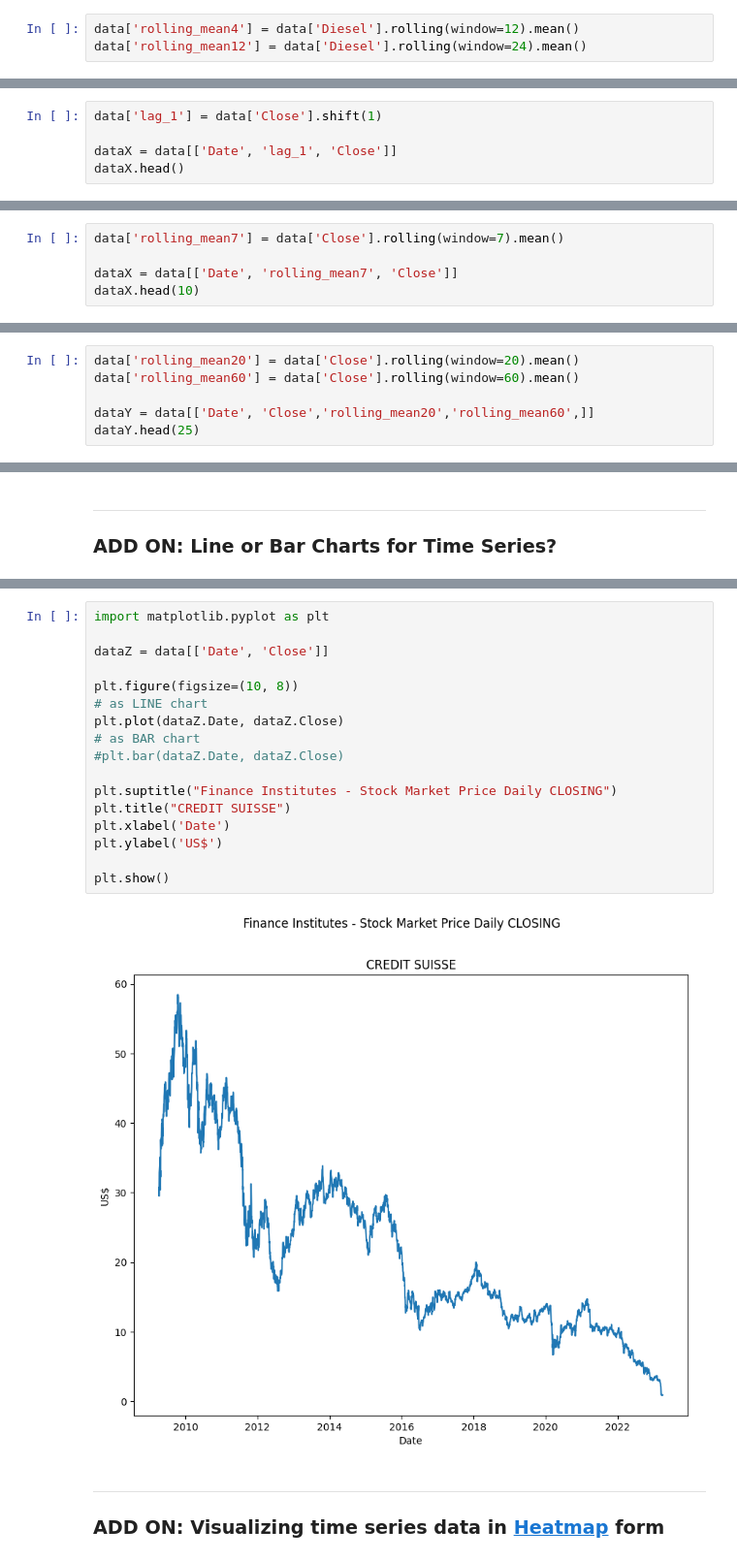
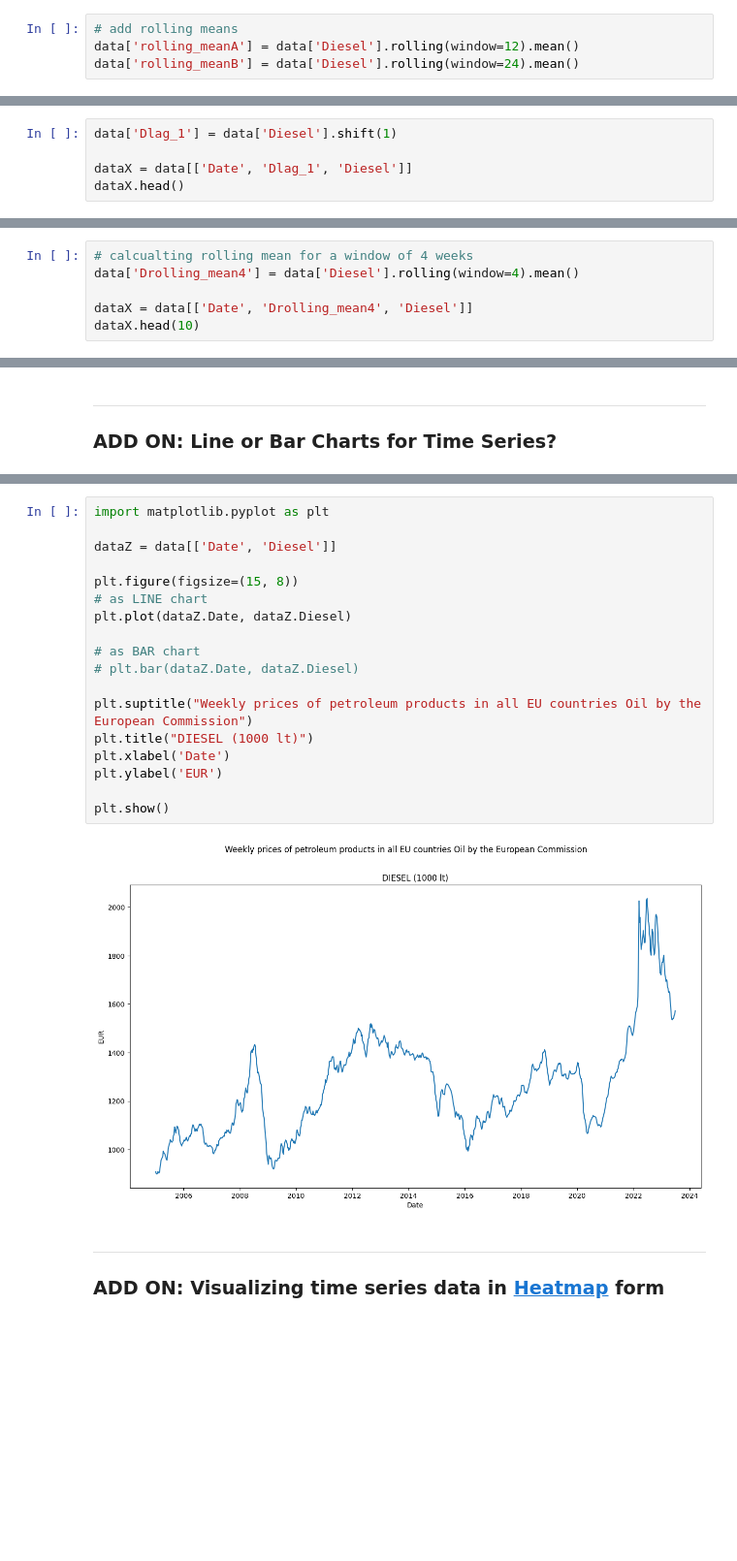
Before and after one commit to sawubona-repo/PRIVAT, a Jupyter notebook: Python_OIL_PRICE_TIMESERIES_v1.ipynb, the cells around one changed output, grey strips where cells are left out. Shown at 97% size. Drawn from its saved outputs; the diff is of its cells as text; blank space fills up the shorter version.

```diff
--- a/Python_OIL_PRICE_TIMESERIES_v1.ipynb
+++ b/Python_OIL_PRICE_TIMESERIES_v1.ipynb
@@ -174,6 +150,7 @@ fig.show()
 # %%
-data['rolling_mean4'] = data['Diesel'].rolling(window=12).mean()
-data['rolling_mean12'] = data['Diesel'].rolling(window=24).mean()
+# add rolling means
+data['rolling_meanA'] = data['Diesel'].rolling(window=12).mean()
+data['rolling_meanB'] = data['Diesel'].rolling(window=24).mean()
 # %%
 data.head(10)
 # %% [output]
@@ -258,6 +217,6 @@ If we like predicting the stock price for a company. So, the previous day’s st
 # %%
-data['lag_1'] = data['Close'].shift(1)
+data['Dlag_1'] = data['Diesel'].shift(1)
 
-dataX = data[['Date', 'lag_1', 'Close']]
+dataX = data[['Date', 'Dlag_1', 'Diesel']]
 dataX.head()
 # %% [output]
@@ -316,8 +290,9 @@ How about calculating some statistical values based on past values? This method
 
 We will select a window size, take the average of the values in the window, and use it as a feature.
 # %%
-data['rolling_mean7'] = data['Close'].rolling(window=7).mean()
+# calcualting rolling mean for a window of 4 weeks
+data['Drolling_mean4'] = data['Diesel'].rolling(window=4).mean()
 
-dataX = data[['Date', 'rolling_mean7', 'Close']]
+dataX = data[['Date', 'Drolling_mean4', 'Diesel']]
 dataX.head(10)
 # %% [output]
@@ -353,9 +328,3 @@ fig.update_layout(
 fig.show()
 # %% [output]
 [interactive output not drawn]
-# %%
-data['rolling_mean20'] = data['Close'].rolling(window=20).mean()
-data['rolling_mean60'] = data['Close'].rolling(window=60).mean()
-
-dataY = data[['Date', 'Close','rolling_mean20','rolling_mean60',]]
-dataY.head(25)
@@ -495,22 +409,23 @@ memory usage: 55.2 KB
 # %%
 import matplotlib.pyplot as plt
 
-dataZ = data[['Date', 'Close']]
+dataZ = data[['Date', 'Diesel']]
 
-plt.figure(figsize=(10, 8))
+plt.figure(figsize=(15, 8))
 # as LINE chart
-plt.plot(dataZ.Date, dataZ.Close)
+plt.plot(dataZ.Date, dataZ.Diesel)
+
 # as BAR chart
-#plt.bar(dataZ.Date, dataZ.Close)
+# plt.bar(dataZ.Date, dataZ.Diesel)
 
-plt.suptitle("Finance Institutes - Stock Market Price Daily CLOSING")
-plt.title("CREDIT SUISSE")
+plt.suptitle("Weekly prices of petroleum products in all EU countries Oil by the European Commission")
+plt.title("DIESEL (1000 lt)")
 plt.xlabel('Date')
-plt.ylabel('US$')
+plt.ylabel('EUR')
 
 plt.show()
 # %% [output]
-[figure, old version]
+[figure, new version]
 # %% [markdown]
 ---
 ### **ADD ON:** Visualizing time series data in [Heatmap](https://www.analyticsvidhya.com/blog/2021/02/visualization-in-time-series-using-heatmaps-in-python/) form
```
Also changed, not shown: parts of 31 cells of this notebook.
